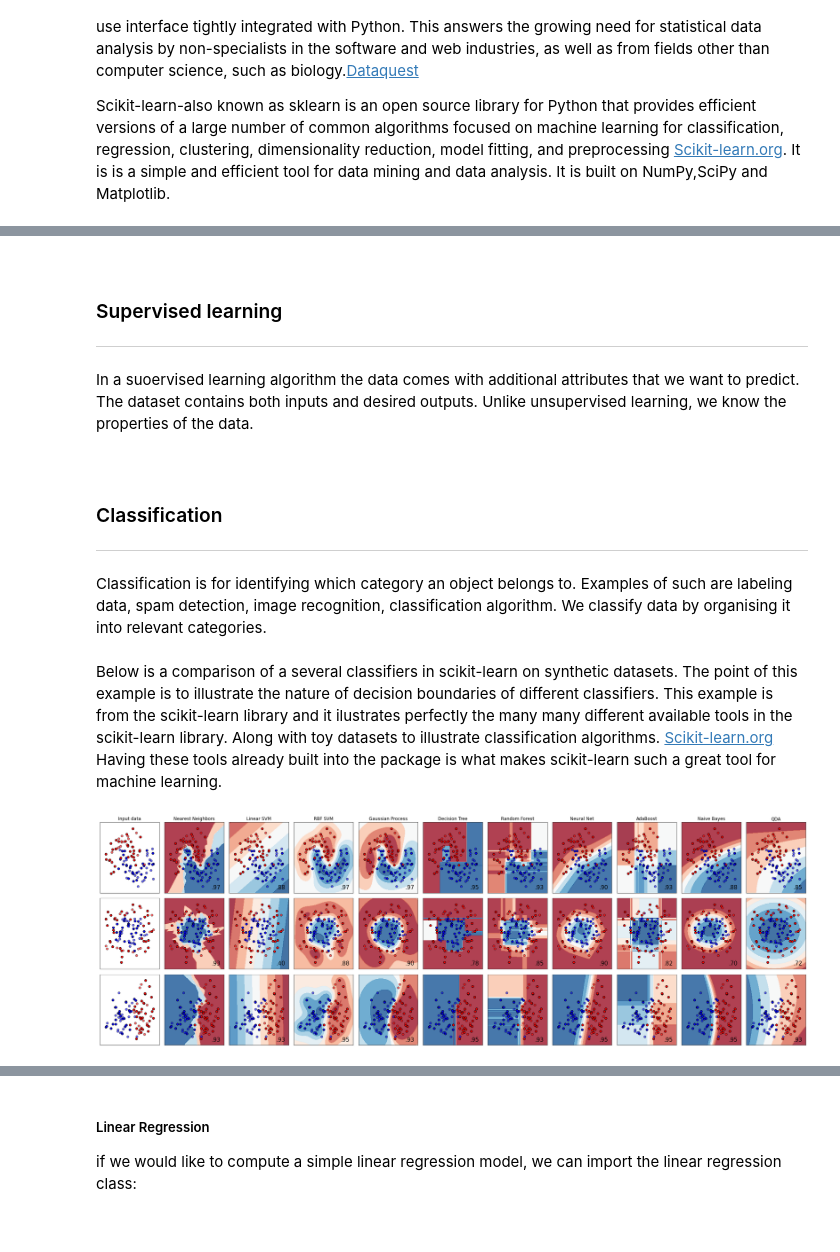
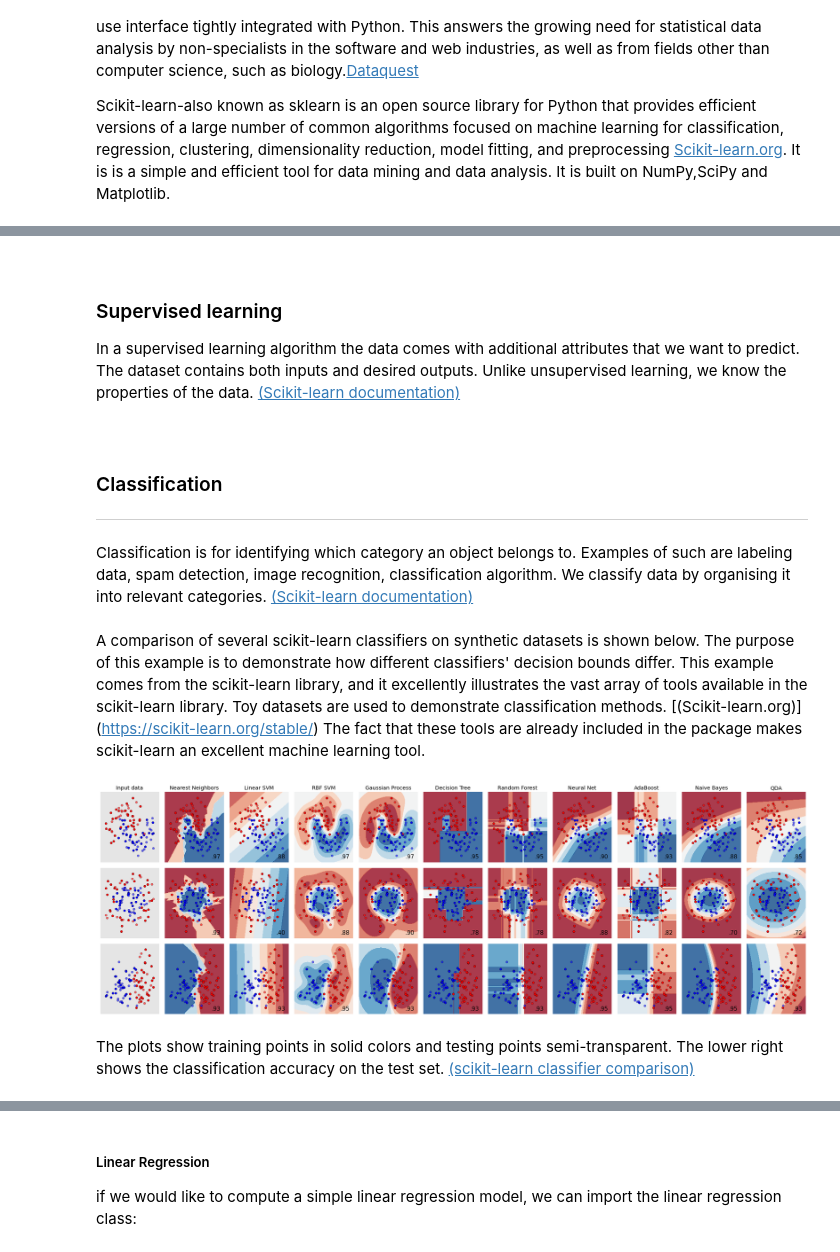
Before and after one commit to AineNicD/machine-learning-and-statistics, a Jupyter notebook: scikit-learn.ipynb, the cells around one changed output, grey strips where cells are left out. Drawn from its saved outputs; the diff is of its cells as text; code cells hidden in the pictures.

```diff
--- a/scikit-learn.ipynb
+++ b/scikit-learn.ipynb
@@ -9,8 +9,20 @@
    <div class="alert alert-info">
   <strong>Note:</strong> Curently the imports are in each code cell as I run them individually while working one them, will add them here later  </div>
 # %%
-# import libaries
+#import libaries
 import sklearn
+
+#for sklearn built in datasets
 import sklearn.datasets as datasets
+
+#for playimg with datasets
+import pandas as pd
+
+#for numerical arrays
 import numpy as np
+
+#for plots
 import matplotlib.pyplot as plt
+
+#plot styling
+plt.style.use('ggplot')
@@ -87,8 +103,7 @@ Learning problems fall into a few categories:
 
 ### Supervised learning <a name = "Supervisedlearning"></a>
 
-***
-In a suoervised learning algorithm the data comes with additional attributes that we want to predict. The dataset contains both inputs and desired outputs. Unlike unsupervised learning, we know the properties of the data.
+In a supervised learning algorithm the data comes with additional attributes that we want to predict. The dataset contains both inputs and desired outputs. Unlike unsupervised learning, we know the properties of the data.  [(Scikit-learn documentation)](https://scikit-learn.org/0.23/_downloads/scikit-learn-docs.pdf)
 # %% [markdown]
 <br>
 
@@ -97,8 +112,15 @@ In a suoervised learning algorithm the data comes with additional attributes tha
 ***
 Classification is for identifying which category an object belongs to. Examples of such are labeling data, spam detection, image recognition, classification algorithm.
 We classify data by organising it into relevant categories.
+[(Scikit-learn documentation)](https://scikit-learn.org/0.23/_downloads/scikit-learn-docs.pdf)
 # %% [markdown]
-Below is a comparison of a several classifiers in scikit-learn on synthetic datasets. The point of this example is to illustrate the nature of decision boundaries of different classifiers. This example is from the scikit-learn library and it ilustrates perfectly the many many different available tools in the scikit-learn library. Along with toy datasets to illustrate classification algorithms.  [Scikit-learn.org](https://scikit-learn.org/stable/) Having these tools already built into the package is what makes scikit-learn such a great tool for machine learning.
+A comparison of several scikit-learn classifiers on synthetic datasets is shown below.
+The purpose of this example is to demonstrate how different classifiers' decision bounds differ.
+This example comes from the scikit-learn library, and it excellently illustrates the vast array of tools available in the scikit-learn library.
+Toy datasets are used to demonstrate classification methods.
+[(Scikit-learn.org)]
+(https://scikit-learn.org/stable/)
+The fact that these tools are already included in the package makes scikit-learn an excellent machine learning tool.
 # %%
 # Code source: Gaël Varoqua, Andreas Müller
 # example from scikit-learn library
@@ -110,6 +132,8 @@ import numpy as np
 
 # plotting
 import matplotlib.pyplot as plt
+
+# Colormap object generated from a list of colors.
 from matplotlib.colors import ListedColormap
 
 # import module for Split arrays or matrices into random train and test subsets
@@ -148,9 +172,10 @@ from sklearn.naive_bayes import GaussianNB
 # Quadratic Discriminant Analysis.
 from sklearn.discriminant_analysis import QuadraticDiscriminantAnalysis
 
+# step size in the mesh
+h = 0.02
 
-h = 0.02  # step size in the mesh
-
+# the classifier names
 names = [
     "Nearest Neighbors",
     "Linear SVM",
@@ -164,6 +189,7 @@ names = [
     "QDA",
 ]
 
+# classifiers
 classifiers = [
     KNeighborsClassifier(3),
     SVC(kernel="linear", C=0.025),
@@ -177,19 +203,24 @@ classifiers = [
     QuadraticDiscriminantAnalysis(),
 ]
 
+# Generate a random n-class classification problem.
 X, y = make_classification(
-    n_features=2, n_redundant=0, n_informative=2, random_state=1, n_clusters_per_class=1
-)
+    n_features=2, n_redundant=0, n_informative=2, random_state=1, n_clusters_per_class=1)
+
+# Container for the Mersenne Twister pseudo-random number generator.
 rng = np.random.RandomState(2)
+
+# Draw samples from a uniform distribution.
 X += 2 * rng.uniform(size=X.shape)
 linearly_separable = (X, y)
 
+# the toy datasets
 datasets = [
     make_moons(noise=0.3, random_state=0),
     make_circles(noise=0.2, factor=0.5, random_state=1),
     linearly_separable,
 ]
-
+# plot figure
 figure = plt.figure(figsize=(27, 9))
 i = 1
 # iterate over datasets
@@ -245,34 +276,36 @@ for ds_cnt, ds in enumerate(datasets):
             X_train[:, 0], X_train[:, 1], c=y_train, cmap=cm_bright, edgecolors="k"
         )
         # Plot the testing points
         ax.scatter(
             X_test[:, 0],
             X_test[:, 1],
             c=y_test,
             cmap=cm_bright,
             edgecolors="k",
             alpha=0.6,
         )
 
         ax.set_xlim(xx.min(), xx.max())
         ax.set_ylim(yy.min(), yy.max())
         ax.set_xticks(())
         ax.set_yticks(())
         if ds_cnt == 0:
             ax.set_title(name)
         ax.text(
             xx.max() - 0.3,
             yy.min() + 0.3,
             ("%.2f" % score).lstrip("0"),
             size=15,
             horizontalalignment="right",
         )
         i += 1
 
 plt.tight_layout()
 plt.show()
 # %% [output]
-[figure, old version]
+[figure, new version]
+# %% [markdown]
+The plots show training points in solid colors and testing points semi-transparent. The lower right shows the classification accuracy on the test set. [(scikit-learn classifier comparison)](https://scikit-learn.org/stable/auto_examples/classification/plot_classifier_comparison.html#sphx-glr-auto-examples-classification-plot-classifier-comparison-py)
 # %% [markdown]
 <br>
 
```
Also changed, not shown: parts of 51 cells of this notebook, 4 other files.
